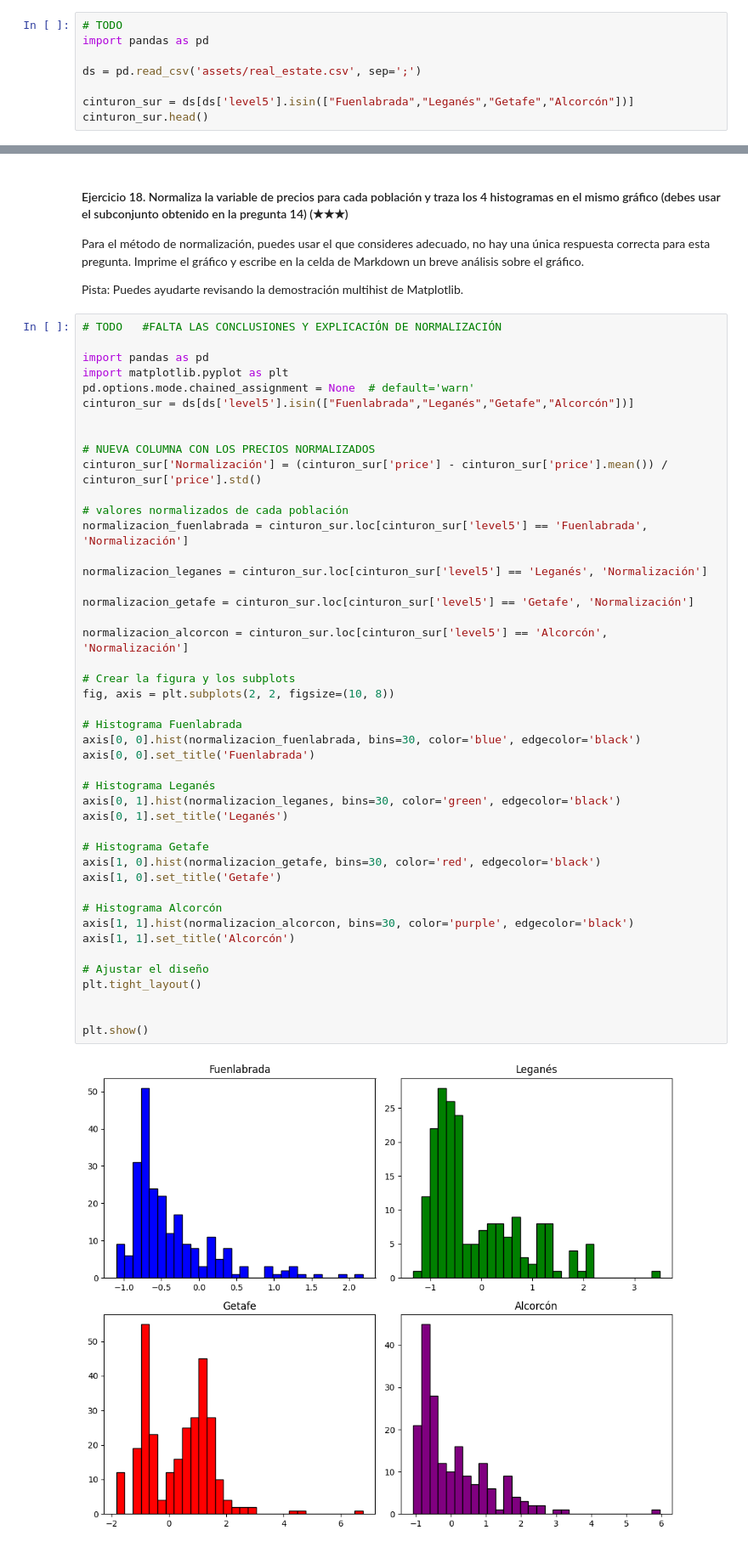
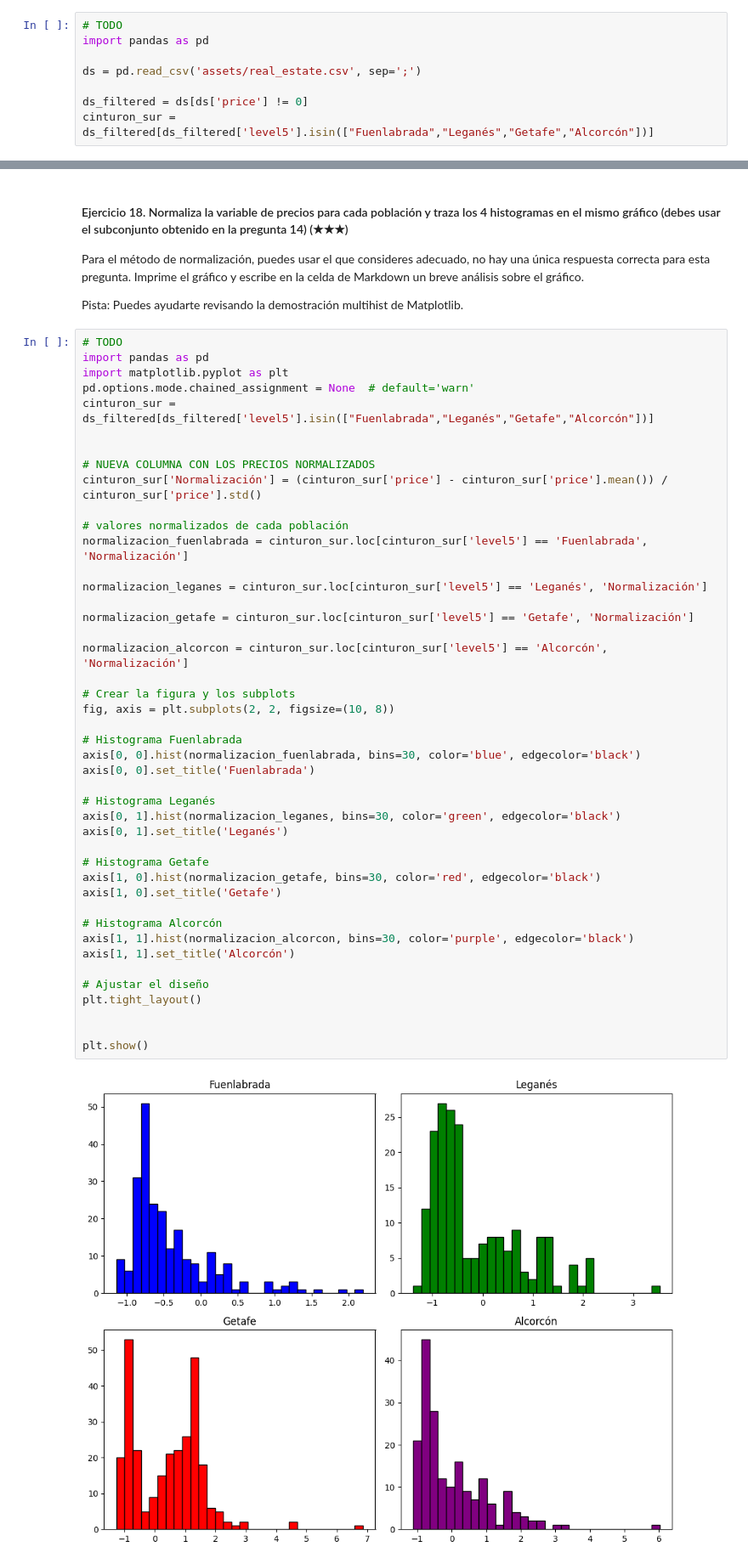
Before and after one commit to FerminRomeroBleda/realestate-datacleanup-exercise, a Jupyter notebook: project.es.ipynb, the cells around one changed output, grey strips where cells are left out. Shown at 85% size. Saved outputs shown, nothing was run; the diff lists cells and outputs as text.

```diff
--- a/project.es.ipynb
+++ b/project.es.ipynb
@@ -380,5 +380,5 @@ import pandas as pd
 
 ds = pd.read_csv('assets/real_estate.csv', sep=';')
 
-cinturon_sur = ds[ds['level5'].isin(["Fuenlabrada","Leganés","Getafe","Alcorcón"])]
-cinturon_sur.head()
+ds_filtered = ds[ds['price'] != 0]
+cinturon_sur = ds_filtered[ds_filtered['level5'].isin(["Fuenlabrada","Leganés","Getafe","Alcorcón"])]
@@ -523,12 +533,11 @@ Para el método de normalización, puedes usar el que consideres adecuado, no ha
 
 Pista: Puedes ayudarte revisando la demostración multihist de Matplotlib.
 # %%
-# TODO   #FALTA LAS CONCLUSIONES Y EXPLICACIÓN DE NORMALIZACIÓN
-
+# TODO
 import pandas as pd
 import matplotlib.pyplot as plt
 pd.options.mode.chained_assignment = None  # default='warn'
-cinturon_sur = ds[ds['level5'].isin(["Fuenlabrada","Leganés","Getafe","Alcorcón"])]
+cinturon_sur = ds_filtered[ds_filtered['level5'].isin(["Fuenlabrada","Leganés","Getafe","Alcorcón"])]
 
 
 # NUEVA COLUMNA CON LOS PRECIOS NORMALIZADOS
@@ -541,34 +550,34 @@ normalizacion_leganes = cinturon_sur.loc[cinturon_sur['level5'] == 'Leganés', '
 
 normalizacion_getafe = cinturon_sur.loc[cinturon_sur['level5'] == 'Getafe', 'Normalización']
 
 normalizacion_alcorcon = cinturon_sur.loc[cinturon_sur['level5'] == 'Alcorcón', 'Normalización']
 
 # Crear la figura y los subplots
 fig, axis = plt.subplots(2, 2, figsize=(10, 8))
 
 # Histograma Fuenlabrada
 axis[0, 0].hist(normalizacion_fuenlabrada, bins=30, color='blue', edgecolor='black')
 axis[0, 0].set_title('Fuenlabrada')
 
 # Histograma Leganés
 axis[0, 1].hist(normalizacion_leganes, bins=30, color='green', edgecolor='black')
 axis[0, 1].set_title('Leganés')
 
 # Histograma Getafe
 axis[1, 0].hist(normalizacion_getafe, bins=30, color='red', edgecolor='black')
 axis[1, 0].set_title('Getafe')
 
 # Histograma Alcorcón
 axis[1, 1].hist(normalizacion_alcorcon, bins=30, color='purple', edgecolor='black')
 axis[1, 1].set_title('Alcorcón')
 
 # Ajustar el diseño
 plt.tight_layout()
 
 
 plt.show()
 # %% [output]
-[figure, old version]
+[figure, new version]
 # %% [markdown]
 **TODO: Markdown**. En textos de estadística frecuentemente se habla de variable normalizada, también se conoce como unidad tipificada, variable centrada reducida o variable estandarizada. Normalizar una variable es simplemente expresar su magnitud en unidades de desviación estándar.
 Es importante entender que normalizar una variable no cambia su valor, solo su unidad de cuenta.
```
Also changed, not shown: parts of 21 cells of this notebook.
